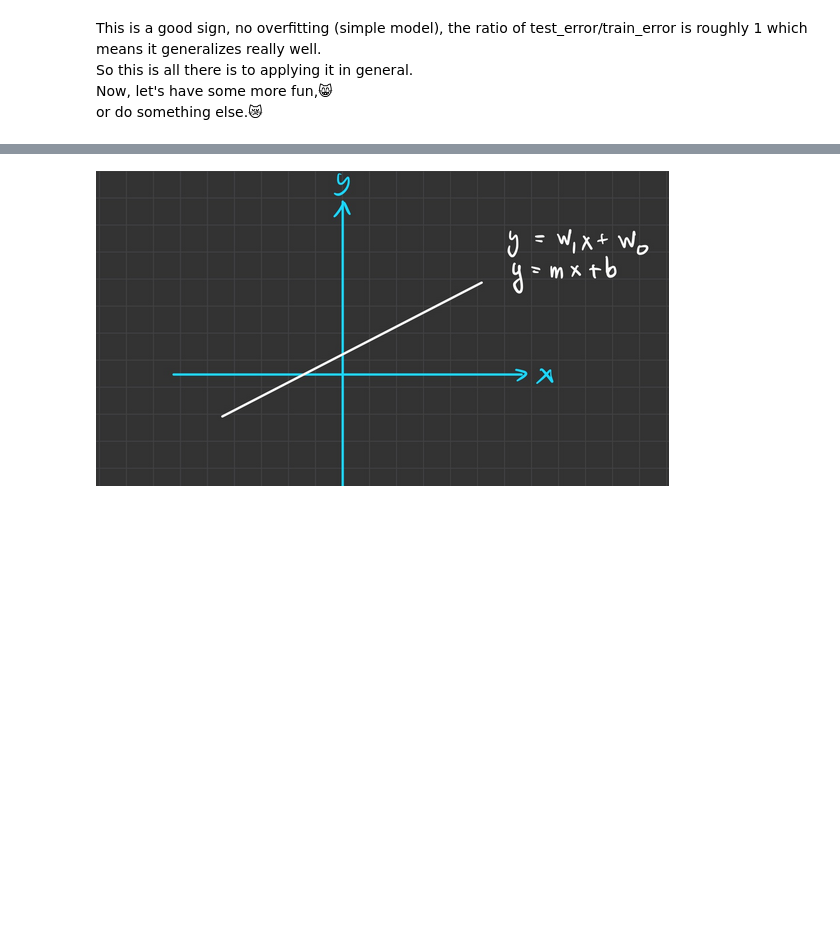
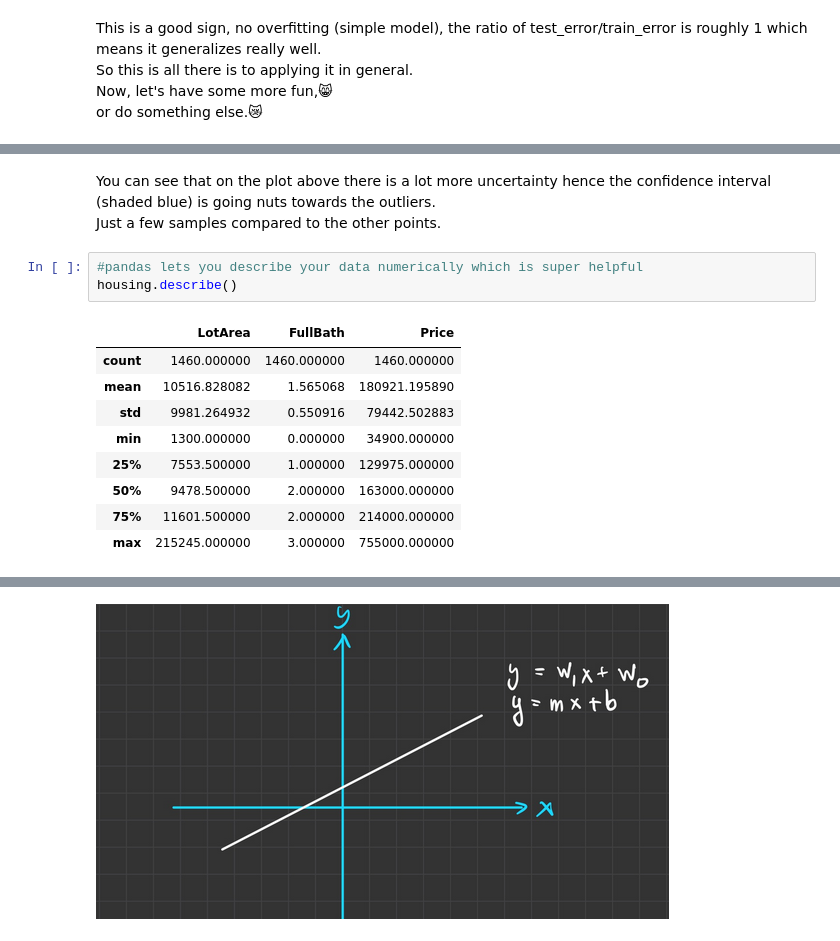
Before and after one commit to aegonwolf/IML_Notes, a Jupyter notebook: sklearn-and-linear-regression.ipynb, the cells around one changed output, grey strips where cells are left out. Saved outputs shown, nothing was run; the diff lists cells and outputs as text; blank space fills up the shorter version.

```diff
--- a/sklearn-and-linear-regression.ipynb
+++ b/sklearn-and-linear-regression.ipynb
@@ -88,0 +153,16 @@ or do something else.😿
+# %% [markdown]
+You can see that on the plot above there is a lot more uncertainty hence the confidence interval (shaded blue) is going nuts towards the outliers. <br/>
+Just a few samples compared to the other points.
+# %%
+#pandas lets you describe your data numerically which is super helpful
+housing.describe()
+# %% [output]
+|  | LotArea | FullBath | Price |
+| count | 1460.000000 | 1460.000000 | 1460.000000 |
+| mean | 10516.828082 | 1.565068 | 180921.195890 |
+| std | 9981.264932 | 0.550916 | 79442.502883 |
+| min | 1300.000000 | 0.000000 | 34900.000000 |
+| 25% | 7553.500000 | 1.000000 | 129975.000000 |
+| 50% | 9478.500000 | 2.000000 | 163000.000000 |
+| 75% | 11601.500000 | 2.000000 | 214000.000000 |
+| max | 215245.000000 | 3.000000 | 755000.000000 |
```
Also changed, not shown: parts of 54 cells of this notebook.
